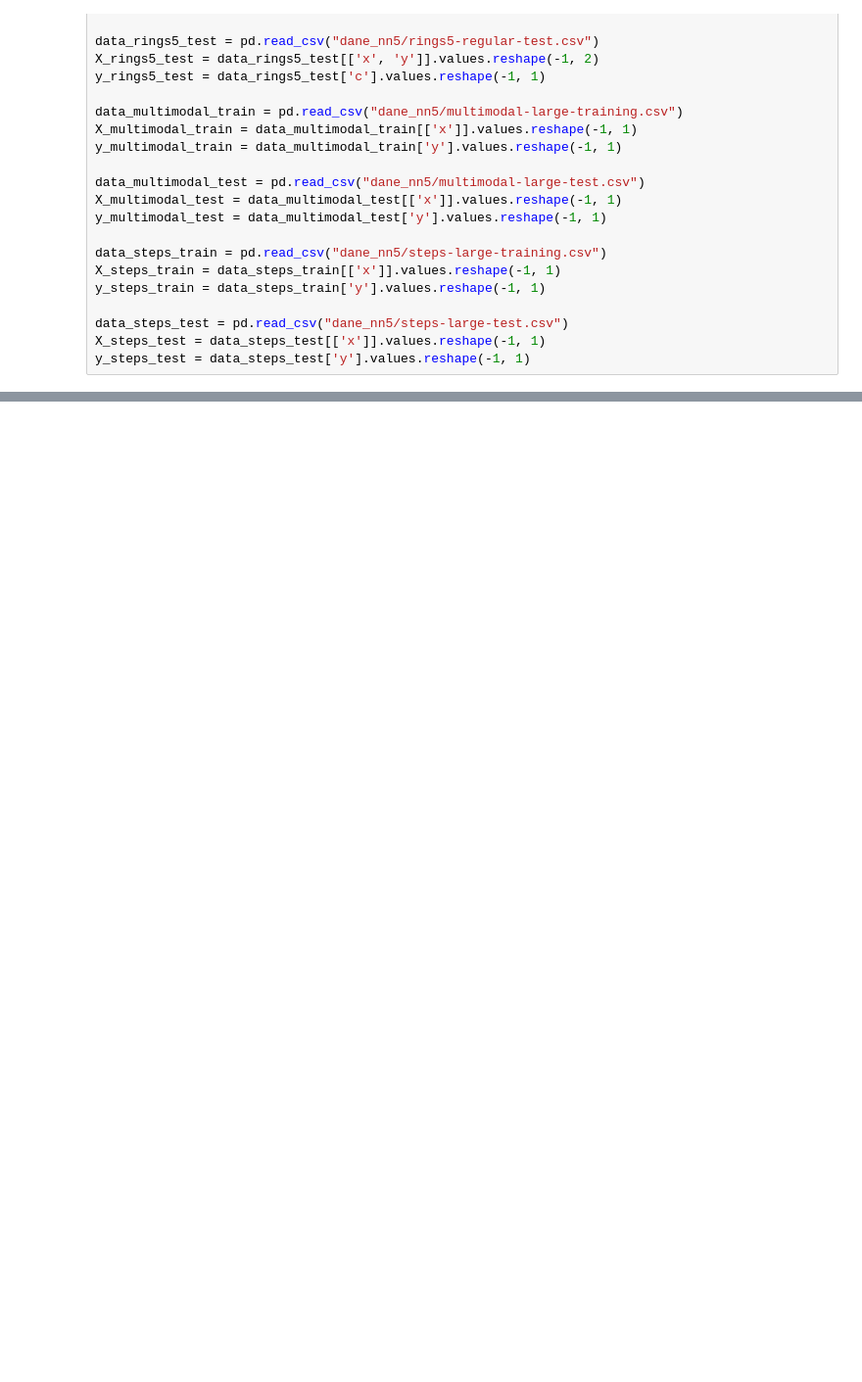
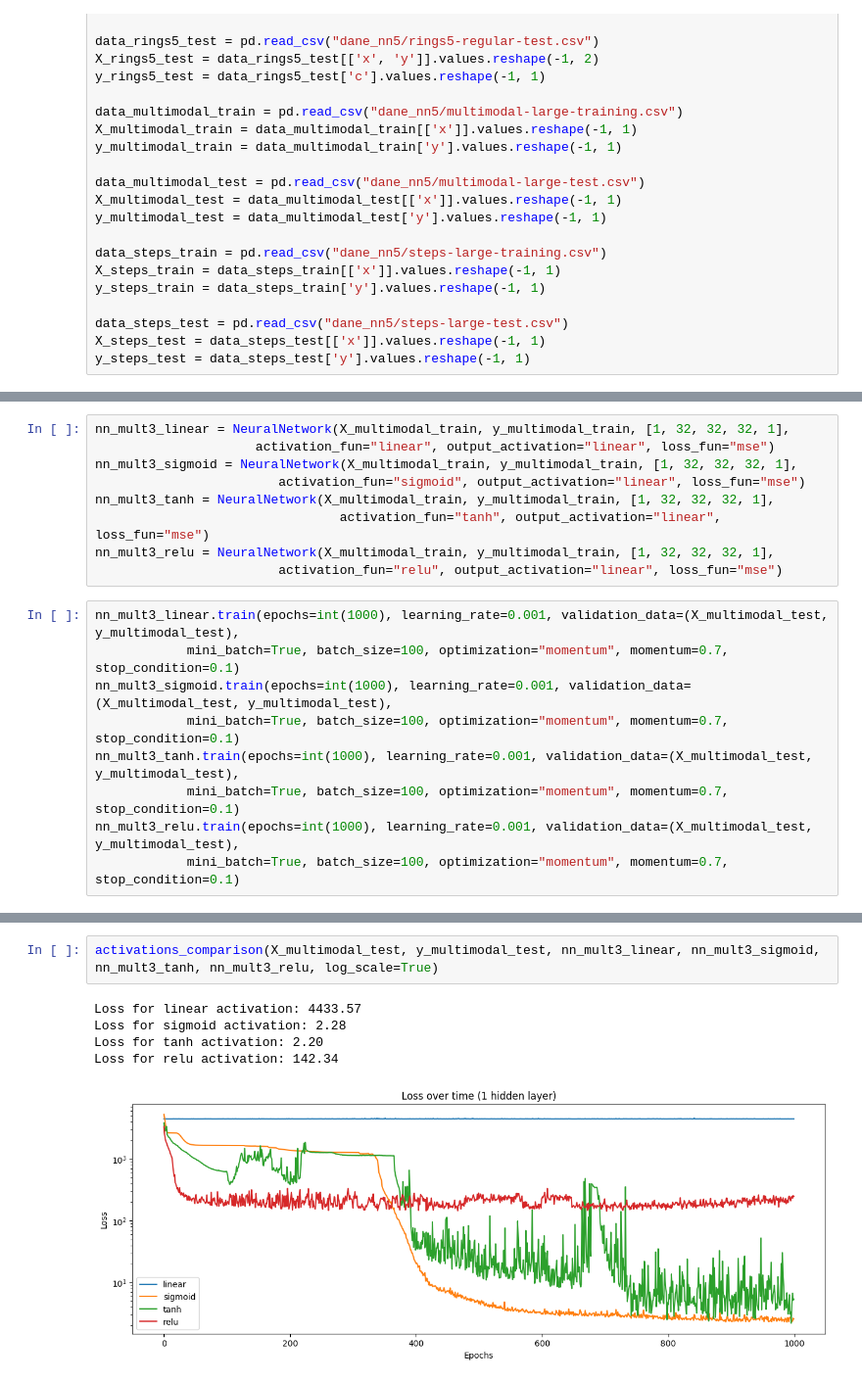
Before and after one commit to wojcikbart/NeuralNetworks, a Jupyter notebook: nn5/nn5.ipynb, the cells around one changed output, grey strips where cells are left out. Shown at 98% size. Cells and saved outputs as stored; diff of their text form; blank space fills up the shorter version.

```diff
--- a/nn5/nn5.ipynb
+++ b/nn5/nn5.ipynb
@@ -44,0 +173,18 @@ y_steps_test = data_steps_test['y'].values.reshape(-1, 1)
+# %%
+nn_mult3_linear = NeuralNetwork(X_multimodal_train, y_multimodal_train, [1, 32, 32, 32, 1],
+                     activation_fun="linear", output_activation="linear", loss_fun="mse")
+nn_mult3_sigmoid = NeuralNetwork(X_multimodal_train, y_multimodal_train, [1, 32, 32, 32, 1],
+                        activation_fun="sigmoid", output_activation="linear", loss_fun="mse")
+nn_mult3_tanh = NeuralNetwork(X_multimodal_train, y_multimodal_train, [1, 32, 32, 32, 1],
+                                activation_fun="tanh", output_activation="linear", loss_fun="mse")
+nn_mult3_relu = NeuralNetwork(X_multimodal_train, y_multimodal_train, [1, 32, 32, 32, 1],
+                        activation_fun="relu", output_activation="linear", loss_fun="mse")
+# %%
+nn_mult3_linear.train(epochs=int(1000), learning_rate=0.001, validation_data=(X_multimodal_test, y_multimodal_test),
+            mini_batch=True, batch_size=100, optimization="momentum", momentum=0.7, stop_condition=0.1)
+nn_mult3_sigmoid.train(epochs=int(1000), learning_rate=0.001, validation_data=(X_multimodal_test, y_multimodal_test),
+            mini_batch=True, batch_size=100, optimization="momentum", momentum=0.7, stop_condition=0.1)
+nn_mult3_tanh.train(epochs=int(1000), learning_rate=0.001, validation_data=(X_multimodal_test, y_multimodal_test),
+            mini_batch=True, batch_size=100, optimization="momentum", momentum=0.7, stop_condition=0.1)
+nn_mult3_relu.train(epochs=int(1000), learning_rate=0.001, validation_data=(X_multimodal_test, y_multimodal_test),
+            mini_batch=True, batch_size=100, optimization="momentum", momentum=0.7, stop_condition=0.1)
@@ -44,0 +200,8 @@ y_steps_test = data_steps_test['y'].values.reshape(-1, 1)
+# %%
+activations_comparison(X_multimodal_test, y_multimodal_test, nn_mult3_linear, nn_mult3_sigmoid, nn_mult3_tanh, nn_mult3_relu, log_scale=True)
+# %% [output]
+Loss for linear activation: 4433.57
+Loss for sigmoid activation: 2.28
+Loss for tanh activation: 2.20
+Loss for relu activation: 142.34
+[figure, added]
```
Also changed, not shown: parts of 31 cells of this notebook, 1 other file.
